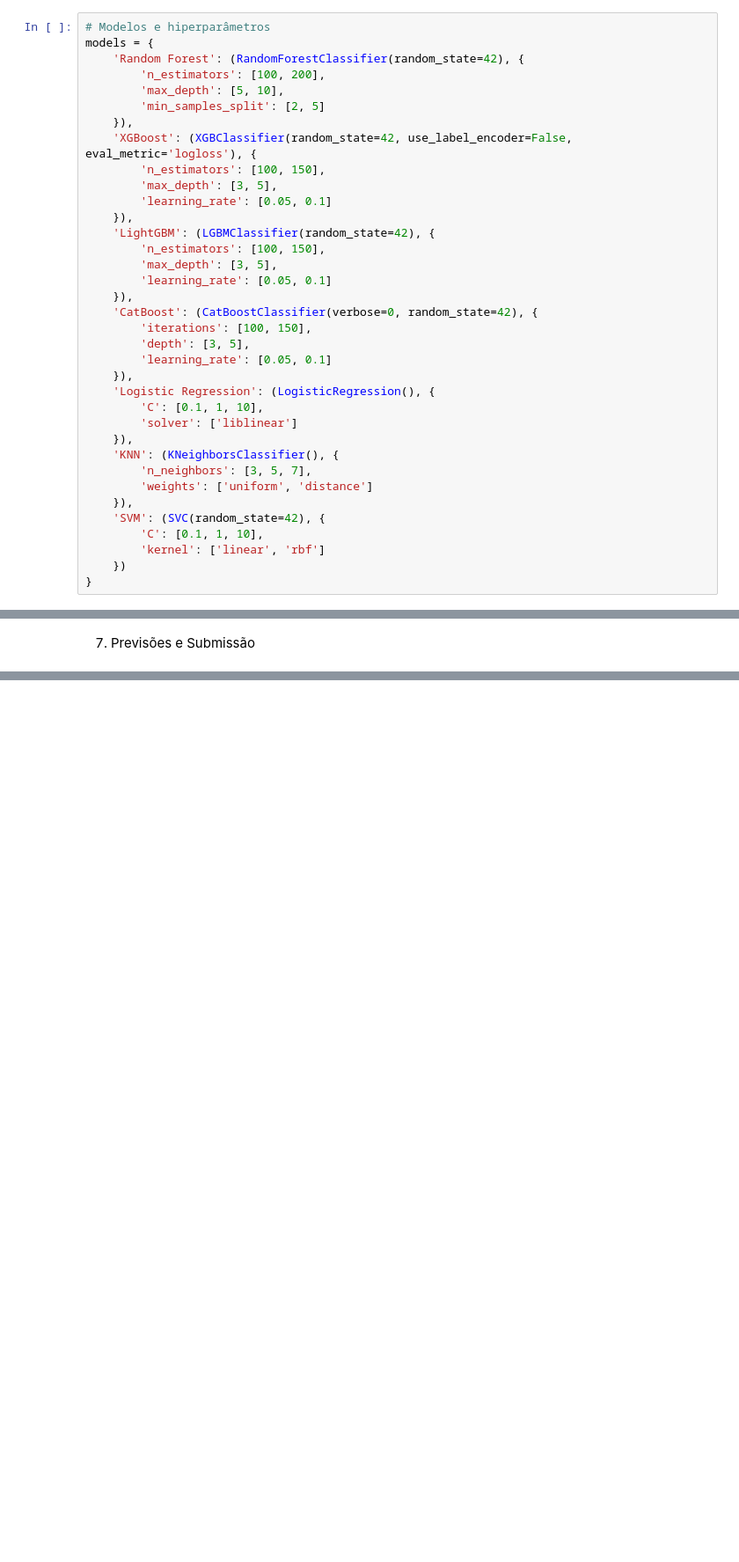
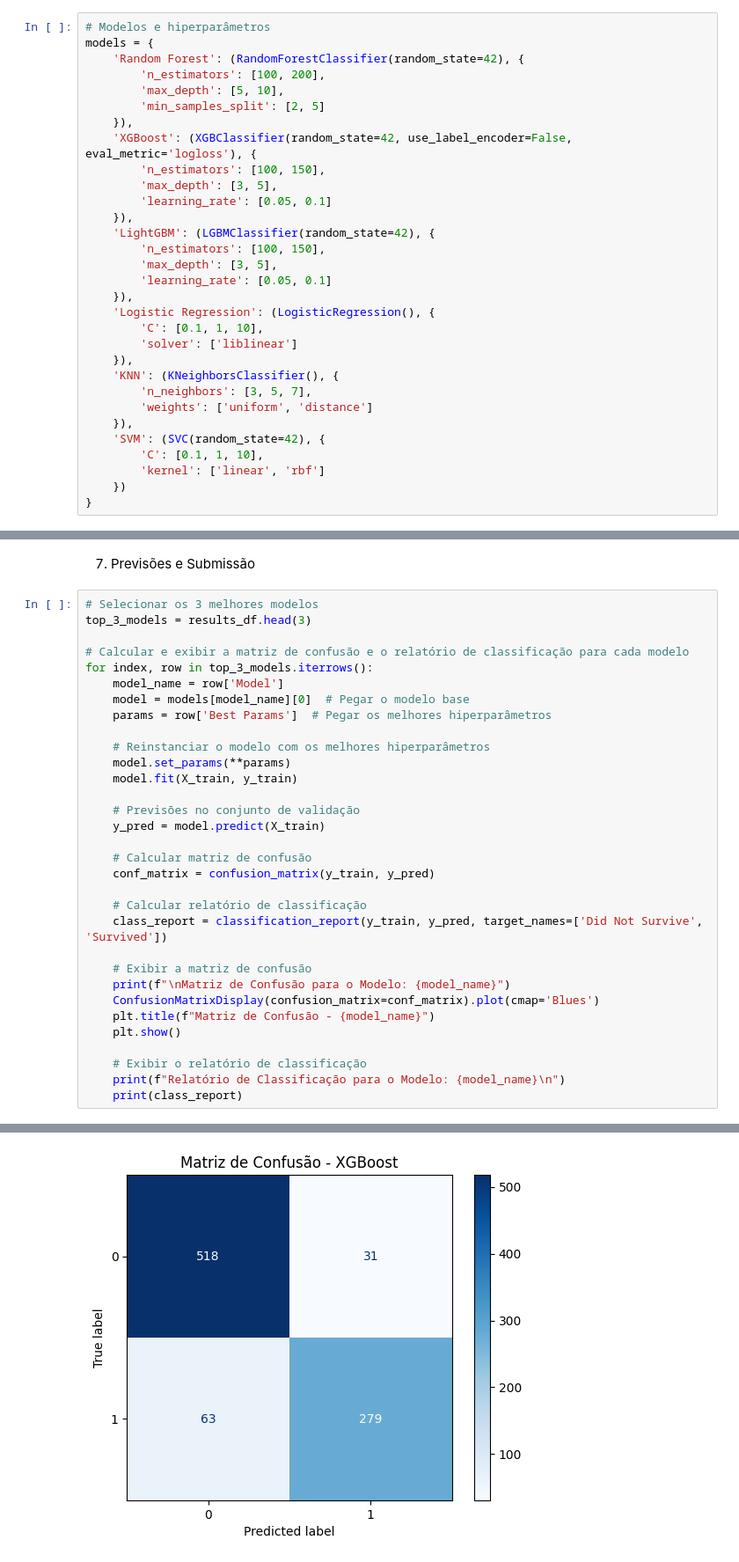
Before and after one commit to matheusabrantes/kaggle_titanic_machine_learning_from_disaster, a Jupyter notebook: notebooks/titanic_modeling.ipynb, the cells around one changed output, grey strips where cells are left out. Shown at 88% size. Saved outputs shown, nothing was run; the diff lists cells and outputs as text; blank space fills up the shorter version.

```diff
--- a/notebooks/titanic_modeling.ipynb
+++ b/notebooks/titanic_modeling.ipynb
@@ -110,11 +110,6 @@ models = {
         'max_depth': [3, 5],
         'learning_rate': [0.05, 0.1]
     }),
-    'CatBoost': (CatBoostClassifier(verbose=0, random_state=42), {
-        'iterations': [100, 150],
-        'depth': [3, 5],
-        'learning_rate': [0.05, 0.1]
-    }),
     'Logistic Regression': (LogisticRegression(), {
         'C': [0.1, 1, 10],
         'solver': ['liblinear']
@@ -154,2 +162,35 @@ AttributeError: 'super' object has no attribute '__sklearn_tags__'
 # %% [markdown]
 7. Previsões e Submissão
+# %%
+# Selecionar os 3 melhores modelos
+top_3_models = results_df.head(3)
+
+# Calcular e exibir a matriz de confusão e o relatório de classificação para cada modelo
+for index, row in top_3_models.iterrows():
+    model_name = row['Model']
+    model = models[model_name][0]  # Pegar o modelo base
+    params = row['Best Params']  # Pegar os melhores hiperparâmetros
+
+    # Reinstanciar o modelo com os melhores hiperparâmetros
+    model.set_params(**params)
+    model.fit(X_train, y_train)
+
+    # Previsões no conjunto de validação
+    y_pred = model.predict(X_train)
+
+    # Calcular matriz de confusão
+    conf_matrix = confusion_matrix(y_train, y_pred)
+
+    # Calcular relatório de classificação
+    class_report = classification_report(y_train, y_pred, target_names=['Did Not Survive', 'Survived'])
+
+    # Exibir a matriz de confusão
+    print(f"\nMatriz de Confusão para o Modelo: {model_name}")
+    ConfusionMatrixDisplay(confusion_matrix=conf_matrix).plot(cmap='Blues')
+    plt.title(f"Matriz de Confusão - {model_name}")
+    plt.show()
+
+    # Exibir o relatório de classificação
+    print(f"Relatório de Classificação para o Modelo: {model_name}\n")
+    print(class_report)
+# %% [output]
@@ -155,0 +198 @@ AttributeError: 'super' object has no attribute '__sklearn_tags__'
+[figure, added]
```
Also changed, not shown: parts of 7 cells of this notebook, 1 other file.
